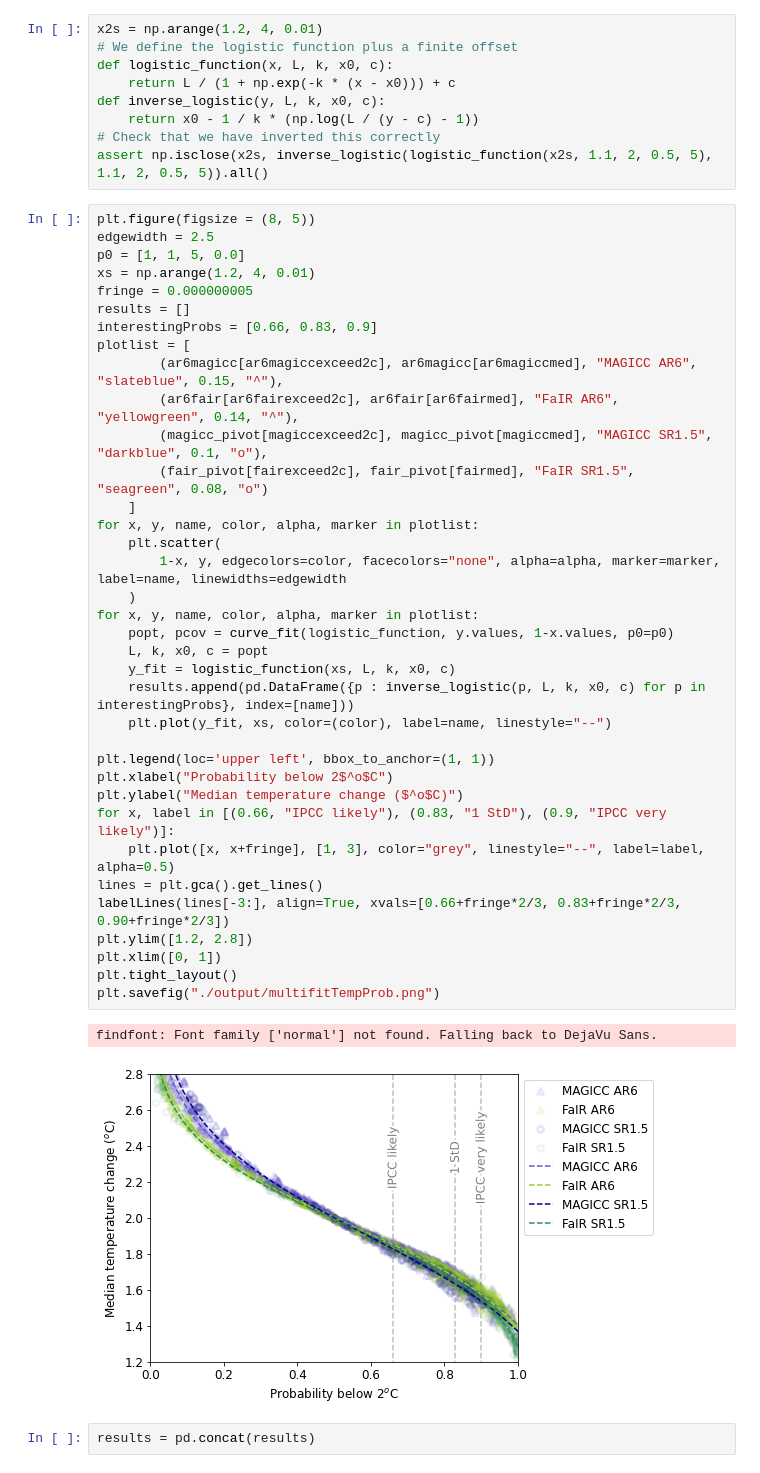
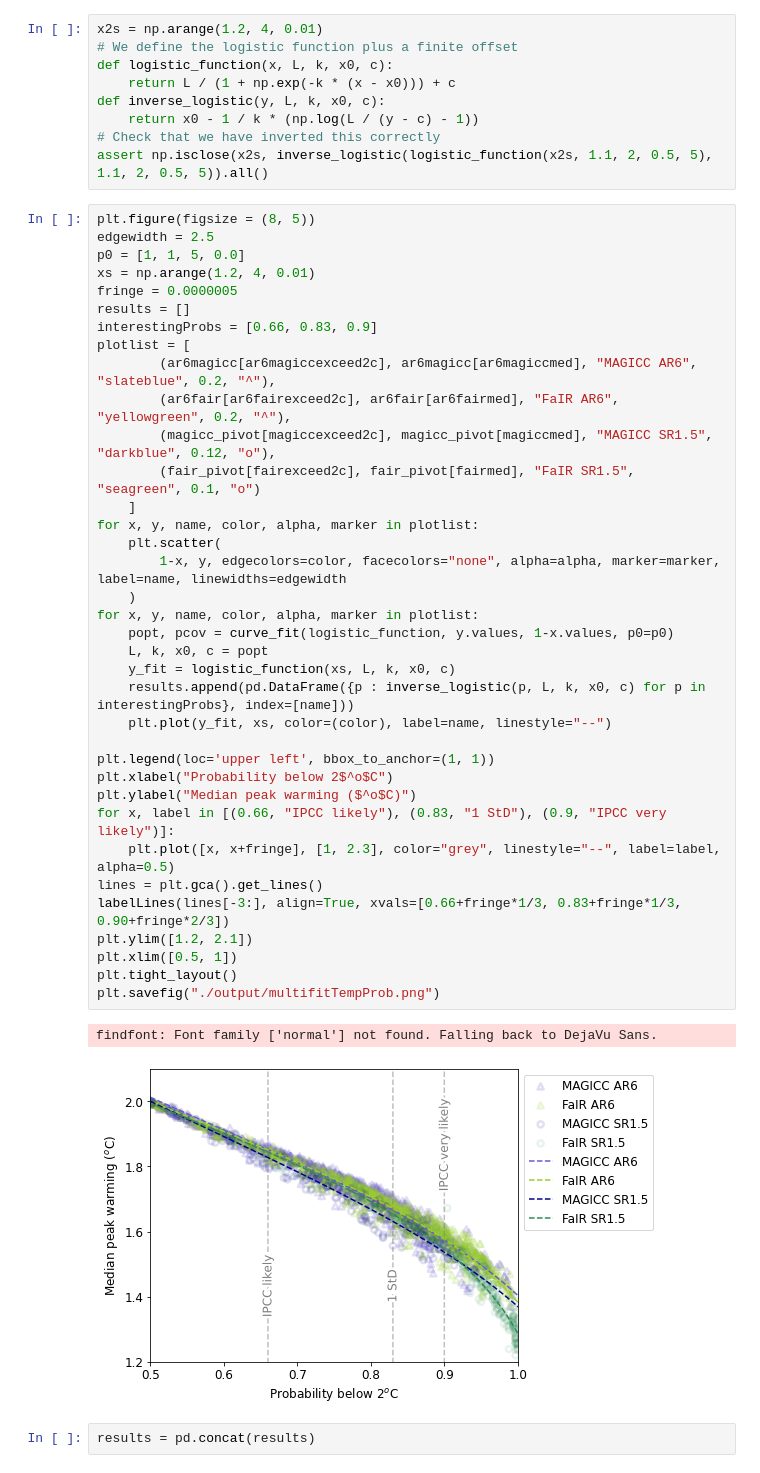
Before and after one commit to Rlamboll/HowBelowIsWellBelow, a Jupyter notebook: MapExceedanceProbToMedianWarming.ipynb, the cells around one changed output. Saved outputs shown, nothing was run; the diff lists cells and outputs as text.

```diff
--- a/MapExceedanceProbToMedianWarming.ipynb
+++ b/MapExceedanceProbToMedianWarming.ipynb
@@ -95,42 +125,42 @@ assert np.isclose(x2s, inverse_logistic(logistic_function(x2s, 1.1, 2, 0.5, 5),
 # %%
 plt.figure(figsize = (8, 5))
 edgewidth = 2.5
 p0 = [1, 1, 5, 0.0]
 xs = np.arange(1.2, 4, 0.01)
-fringe = 0.000000005
+fringe = 0.0000005
 results = []
 interestingProbs = [0.66, 0.83, 0.9]
 plotlist = [
-        (ar6magicc[ar6magiccexceed2c], ar6magicc[ar6magiccmed], "MAGICC AR6", "slateblue", 0.15, "^"),
-        (ar6fair[ar6fairexceed2c], ar6fair[ar6fairmed], "FaIR AR6", "yellowgreen", 0.14, "^"),
-        (magicc_pivot[magiccexceed2c], magicc_pivot[magiccmed], "MAGICC SR1.5", "darkblue", 0.1, "o"),
-        (fair_pivot[fairexceed2c], fair_pivot[fairmed], "FaIR SR1.5", "seagreen", 0.08, "o")
+        (ar6magicc[ar6magiccexceed2c], ar6magicc[ar6magiccmed], "MAGICC AR6", "slateblue", 0.2, "^"),
+        (ar6fair[ar6fairexceed2c], ar6fair[ar6fairmed], "FaIR AR6", "yellowgreen", 0.2, "^"),
+        (magicc_pivot[magiccexceed2c], magicc_pivot[magiccmed], "MAGICC SR1.5", "darkblue", 0.12, "o"),
+        (fair_pivot[fairexceed2c], fair_pivot[fairmed], "FaIR SR1.5", "seagreen", 0.1, "o")
     ]
 for x, y, name, color, alpha, marker in plotlist:
     plt.scatter(
         1-x, y, edgecolors=color, facecolors="none", alpha=alpha, marker=marker, label=name, linewidths=edgewidth
     )
 for x, y, name, color, alpha, marker in plotlist:
     popt, pcov = curve_fit(logistic_function, y.values, 1-x.values, p0=p0)
     L, k, x0, c = popt
     y_fit = logistic_function(xs, L, k, x0, c)
     results.append(pd.DataFrame({p : inverse_logistic(p, L, k, x0, c) for p in interestingProbs}, index=[name]))
     plt.plot(y_fit, xs, color=(color), label=name, linestyle="--")
 
 plt.legend(loc='upper left', bbox_to_anchor=(1, 1))
 plt.xlabel("Probability below 2$^o$C")
-plt.ylabel("Median temperature change ($^o$C)")
+plt.ylabel("Median peak warming ($^o$C)")
 for x, label in [(0.66, "IPCC likely"), (0.83, "1 StD"), (0.9, "IPCC very likely")]:
-    plt.plot([x, x+fringe], [1, 3], color="grey", linestyle="--", label=label, alpha=0.5)
+    plt.plot([x, x+fringe], [1, 2.3], color="grey", linestyle="--", label=label, alpha=0.5)
 lines = plt.gca().get_lines()
-labelLines(lines[-3:], align=True, xvals=[0.66+fringe*2/3, 0.83+fringe*2/3, 0.90+fringe*2/3])
-plt.ylim([1.2, 2.8])
-plt.xlim([0, 1])
+labelLines(lines[-3:], align=True, xvals=[0.66+fringe*1/3, 0.83+fringe*1/3, 0.90+fringe*2/3])
+plt.ylim([1.2, 2.1])
+plt.xlim([0.5, 1])
 plt.tight_layout()
 plt.savefig("./output/multifitTempProb.png")
 # %% [output]
 findfont: Font family ['normal'] not found. Falling back to DejaVu Sans.
-[figure, old version]
+[figure, new version]
 # %%
 results = pd.concat(results)
 # %%
```
Also changed, not shown: parts of 14 cells of this notebook.
